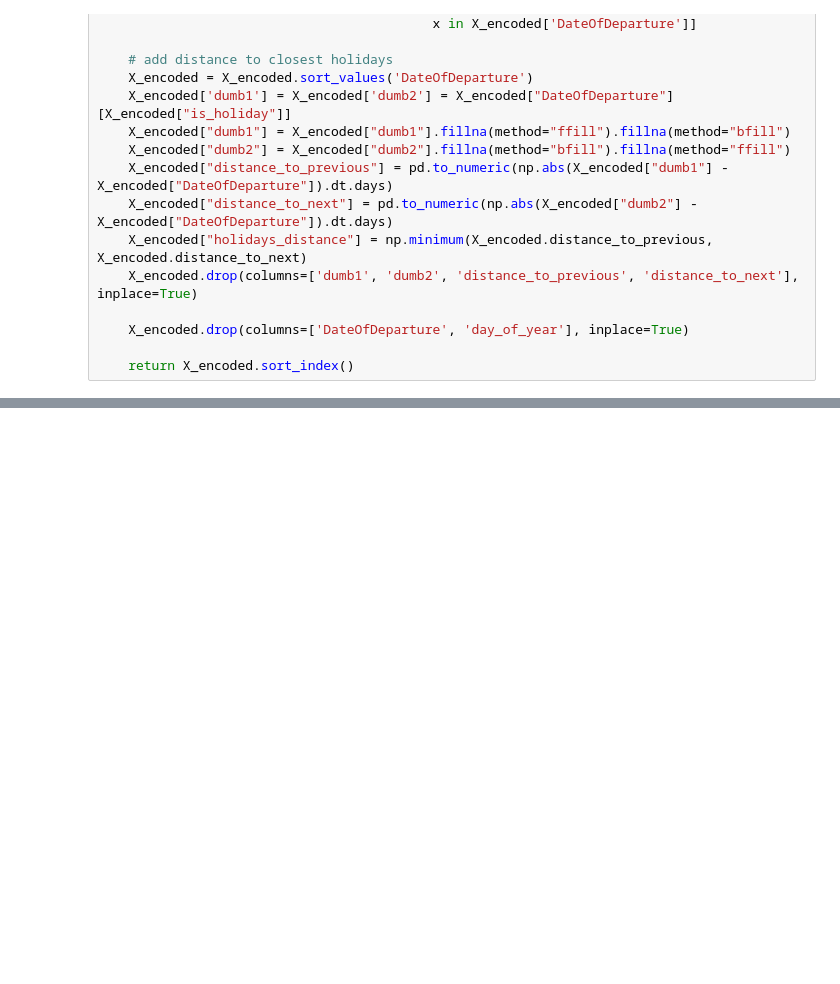
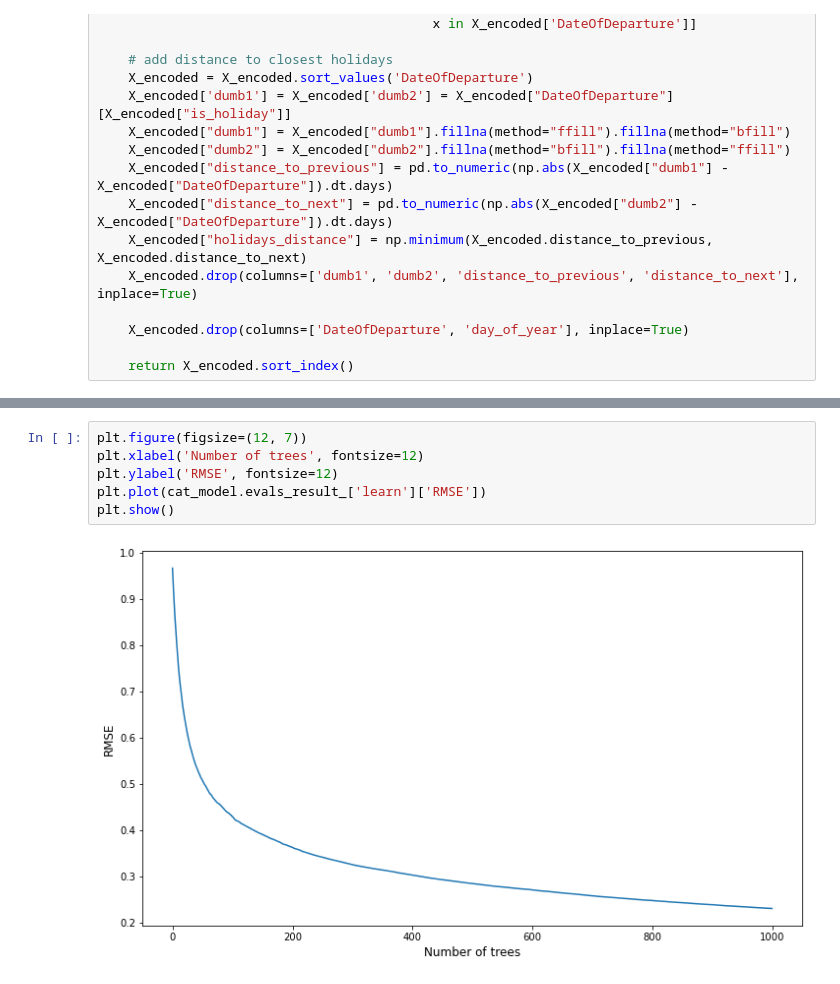
Before and after one commit to camillebeguin/ramp_air_passengers, a Jupyter notebook: Estimator.ipynb, the cells around one changed output, grey strips where cells are left out. Drawn from its saved outputs; the diff is of its cells as text; blank space fills up the shorter version.

```diff
--- a/Estimator.ipynb
+++ b/Estimator.ipynb
@@ -198,0 +298,8 @@ The cross-validation RMSE is 0.34550
+# %%
+plt.figure(figsize=(12, 7))
+plt.xlabel('Number of trees', fontsize=12)
+plt.ylabel('RMSE', fontsize=12)
+plt.plot(cat_model.evals_result_['learn']['RMSE'])
+plt.show()
+# %% [output]
+[figure, added]
```
Also changed, not shown: parts of 32 cells of this notebook.
